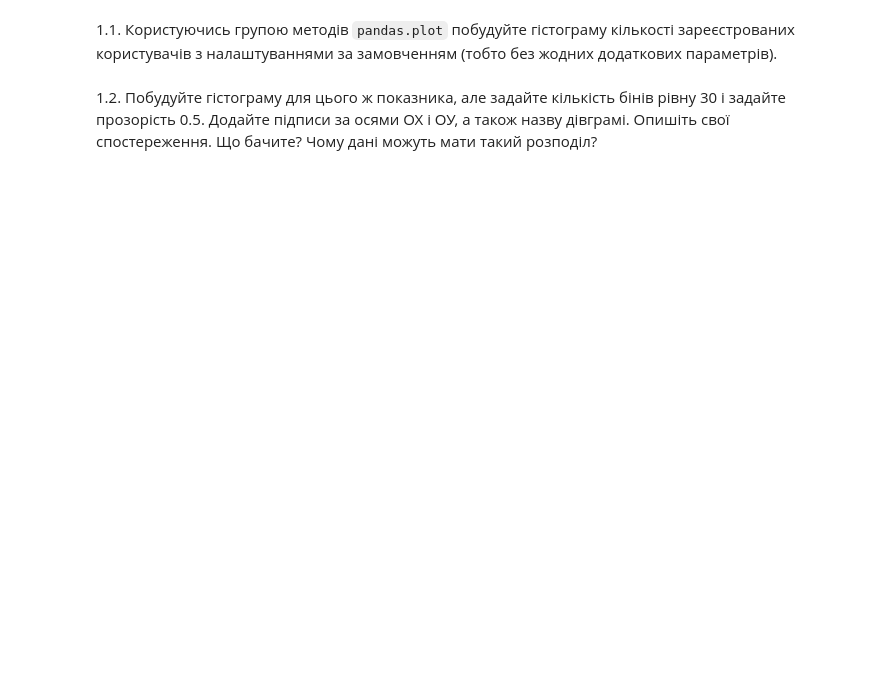
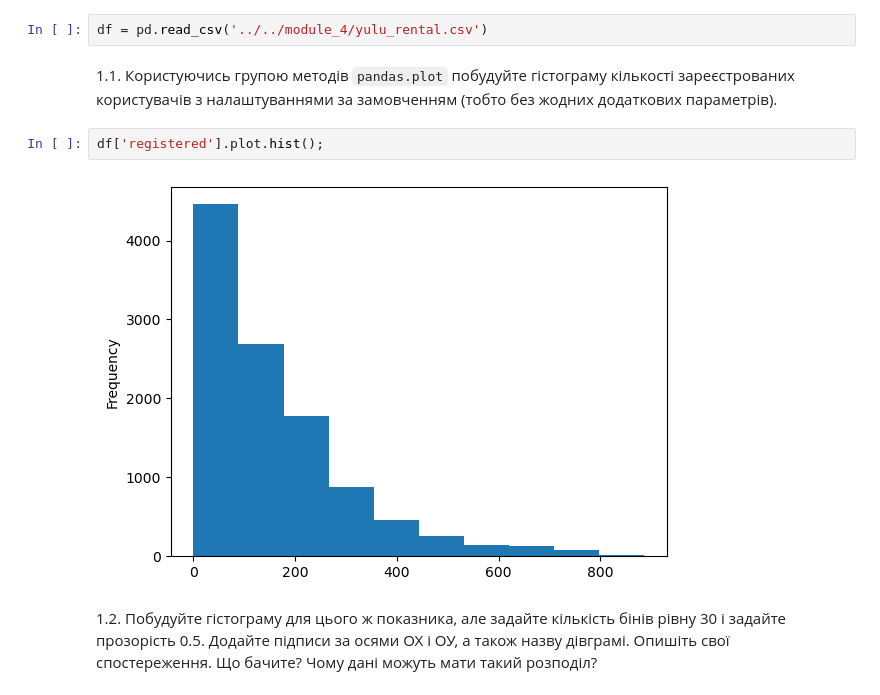
Before and after one commit to olgasamus/python_courses, a Jupyter notebook: Module_4/hw_4_4_Візуалізація_з_pandas.ipynb, the cells around one changed output. Drawn from its saved outputs; the diff is of its cells as text; blank space fills up the shorter version.

```diff
--- a/Module_4/hw_4_4_Візуалізація_з_pandas.ipynb
+++ b/Module_4/hw_4_4_Візуалізація_з_pandas.ipynb
@@ -28,4 +32,10 @@ https://pandas.pydata.org/docs/reference/api/pandas.DataFrame.plot.html
+# %%
+df = pd.read_csv('../../module_4/yulu_rental.csv')
 # %% [markdown]
 1.1. Користуючись групою методів `pandas.plot` побудуйте гістограму кількості зареєстрованих користувачів з налаштуваннями за замовченням (тобто без жодних додаткових параметрів).
+# %%
+df['registered'].plot.hist();
+# %% [output]
+[figure, added]
 # %% [markdown]
 1.2. Побудуйте гістограму для цього ж показника, але задайте кількість бінів рівну 30 і задайте прозорість 0.5. Додайте підписи за осями ОХ і ОУ, а також назву дівграмі. Опишіть свої спостереження. Що бачите? Чому дані можуть мати такий розподіл?
```
Also changed, not shown: parts of 9 cells of this notebook.
